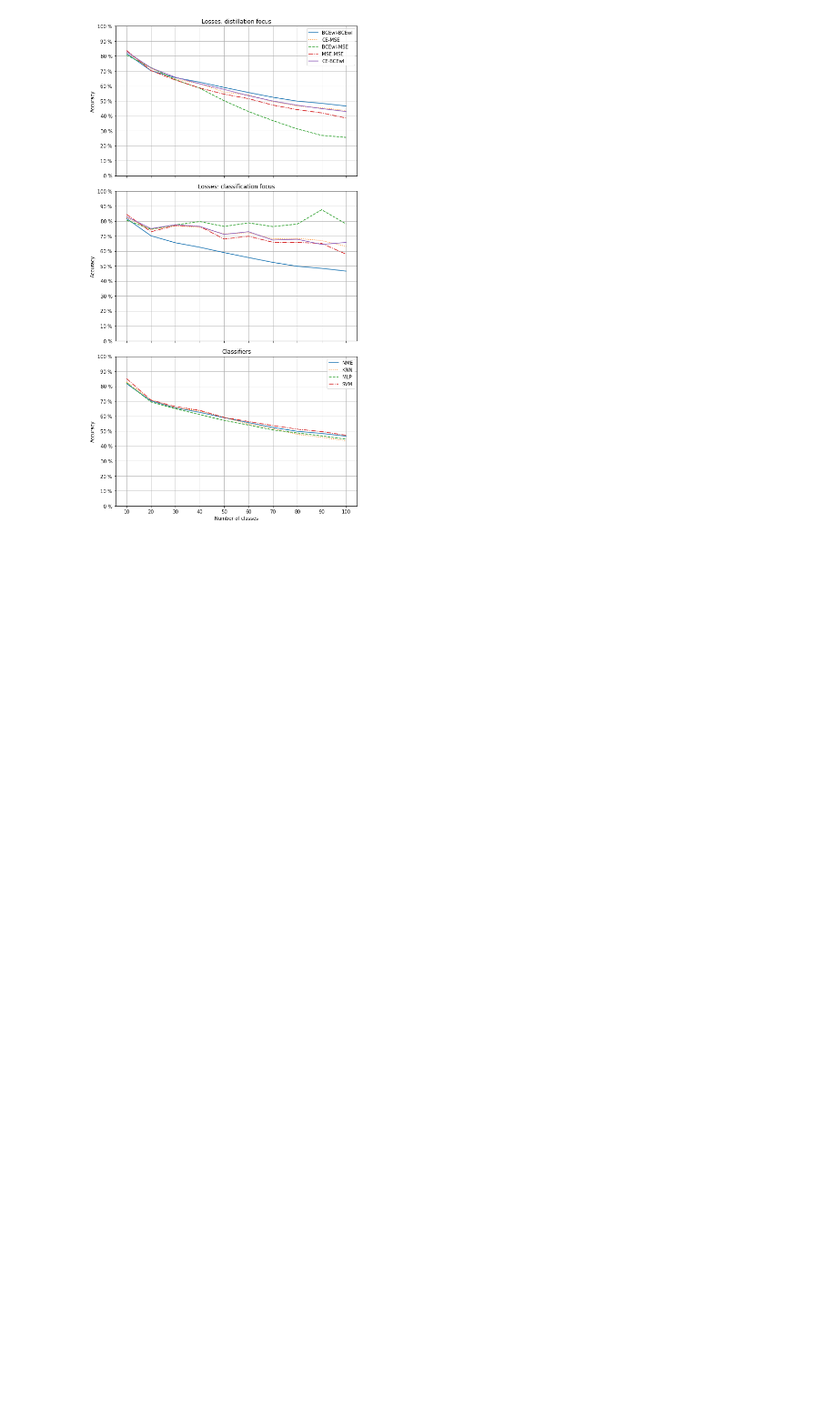
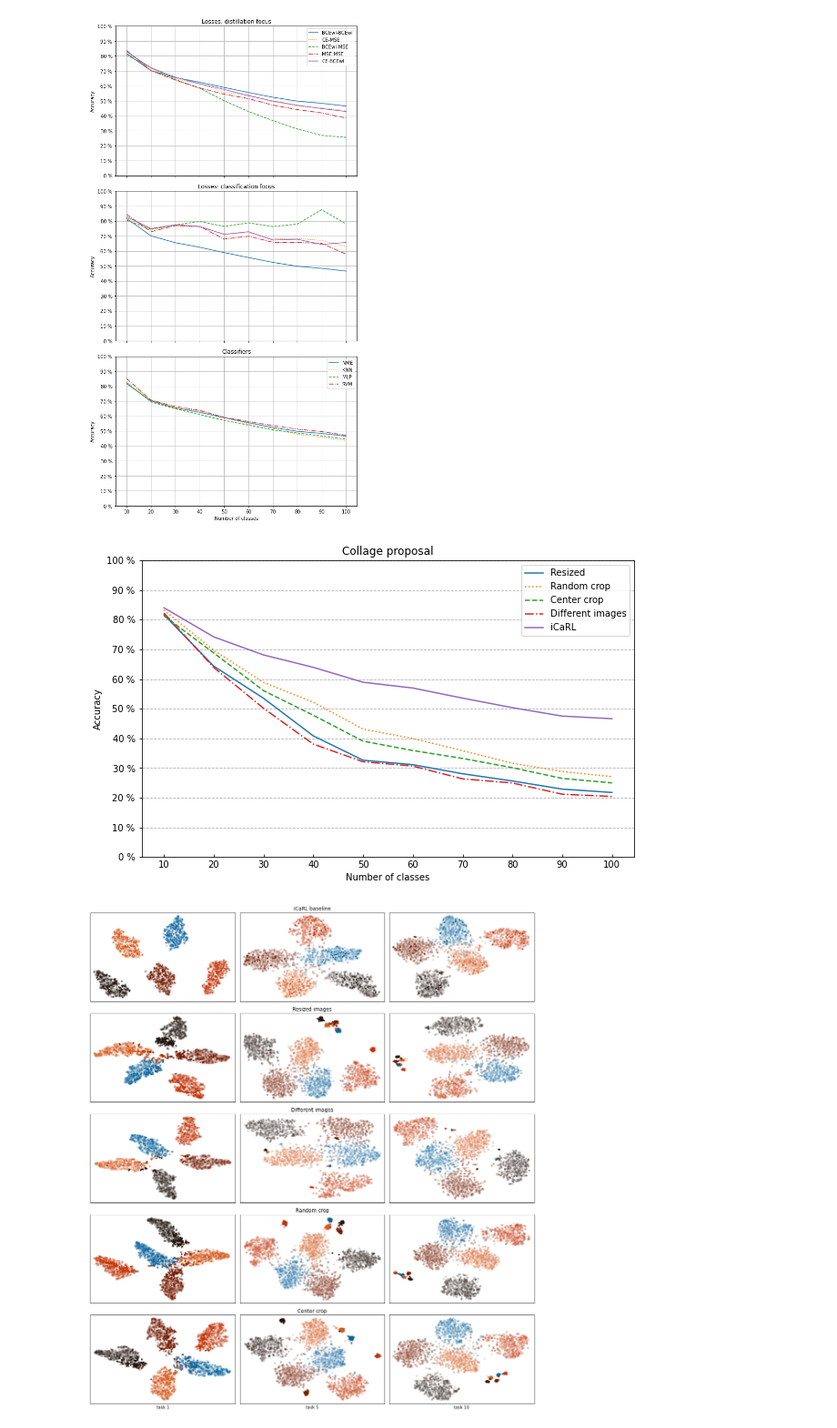
Before and after one commit to alessandronicolini/Incremental-Learning, a Jupyter notebook: Project_plots.ipynb, the cells around one changed output. Shown at 91% size. Drawn from its saved outputs; the diff is of its cells as text; code cells hidden in the pictures; blank space fills up the shorter version.

```diff
--- a/Project_plots.ipynb
+++ b/Project_plots.ipynb
@@ -170,3 +174,74 @@ plt.savefig('ablation_studies_report.png')
 plt.show()
 # %% [output]
 [figure]
+# %%
+# PLOT ACCURACY COLLAGE
+import pickle
+param_size = 5
+
+exp_names = ['resized', 'randomcrop', 'centercrop', 'diffimages']
+acc = dict()
+for name in exp_names:
+  with open('iCarlCollage_203_'+name+'_testacc', 'rb') as f:
+    acc[name] = np.array(pickle.load(f))*100
+
+with open('iCaRL_203_testacc', 'rb') as f:
+  ic = np.array(pickle.load(f))*100
+
+classes = [i*10 for i in range(1, 11)]
+exp_labels = ['Resized', 'Random crop', 'Center crop', 'Different images']
+linestyles = ['solid', 'dotted', 'dashed', 'dashdot']
+
+
+
+fig, ax = plt.subplots(figsize=(1.618*size_param, size_param))
+for name, label, line in zip(exp_names, exp_labels, linestyles):
+  ax.plot(classes, acc[name], label=label, linestyle=line)
+ax.plot(classes, ic, label='iCaRL')
+
+ax.set(xticks=classes,
+       xlabel='Number of classes',
+       yticks=[i*10 for i in range(11)],
+       yticklabels=[str(i*10)+' %' for i in range(11)],
+       ylabel='Accuracy',
+       title='Collage proposal')
+
+ax.legend()
+ax.tick_params(axis='x', direction='in')
+ax.grid(axis='y', linestyle='--')
+plt.savefig('iCaRL_collage_report.png')
+plt.show()
+
+# TSNE TASK 1, 5, 10
+import matplotlib.image as mpimg
+
+titles = ['iCaRL baseline', 'Resized images', 'Different images', 'Random crop', 'Center crop']
+xlabels = ['task 1', 'task 5', 'task 10']
+images = [['iCarl_203_tsne_baseline_'+str(i)+'.png' for i in [0,4,9]],
+          ['iCarlCollage_203_resized_tsne_'+str(i)+'.png' for i in [0,4,9]],
+          ['iCarlCollage_203_diffimages_tsne_'+str(i)+'.png' for i in [0,4,9]],
+          ['iCarlCollage_203_randomcrop_tsne_'+str(i)+'.png' for i in [0,4,9]],
+          ['iCarlCollage_203_centercrop_tsne_'+str(i)+'.png' for i in [0,4,9]]]
+
+fig, axis = plt.subplots(nrows=5, ncols=3, figsize=(15,17), sharex=True)
+
+# print images
+for i in range(axis.shape[0]):
+  for j in range(axis.shape[1]):
+    axis[i][j].tick_params(bottom=False, left=False, labelleft=False, labelbottom=False)
+    axis[i][j].imshow(mpimg.imread(images[i][j]))
+
+# print axis names
+for i, title in enumerate(titles):
+  axis[i][1].set(title=title)
+
+for i, xlabel in enumerate(xlabels):
+  axis[4][i].set(xlabel=xlabel)
+
+plt.tight_layout()
+
+plt.savefig('iCaRL_collage_tsne_report.png')
+plt.show()
+# %% [output]
+[figure, added]
+[figure, added]
```
Also changed, not shown: parts of 2 cells of this notebook.
